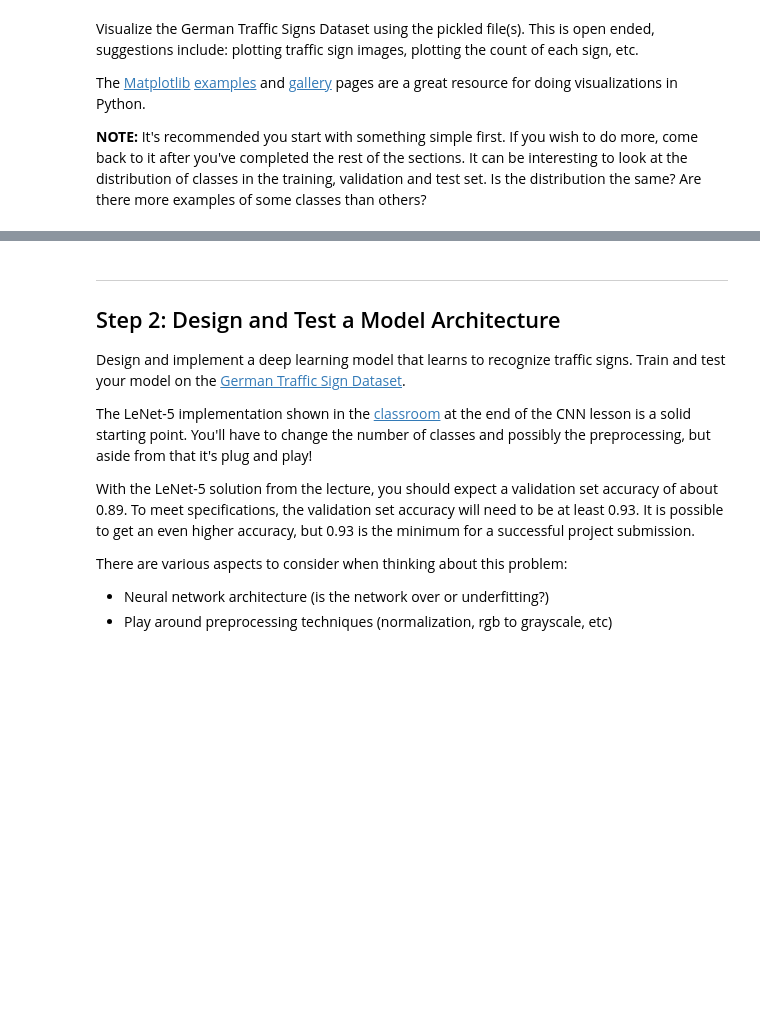
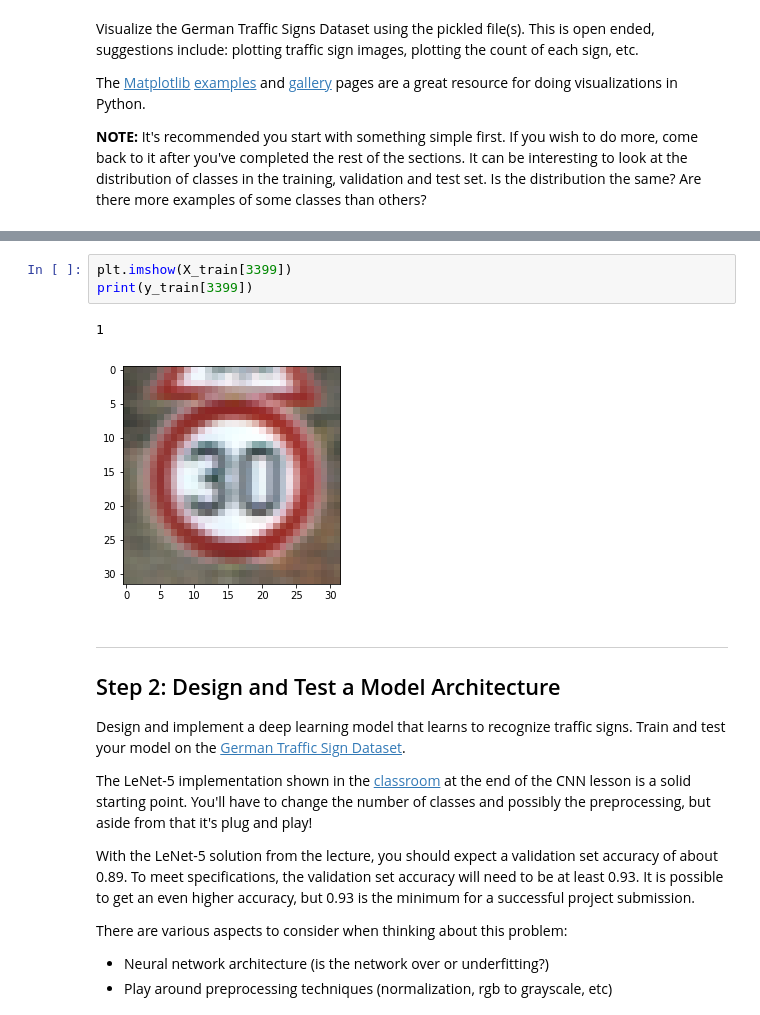
Before and after one commit to haowu74/traffic-sign-classifier, a Jupyter notebook: Traffic_Sign_Classifier.ipynb, the cells around one changed output, grey strips where cells are left out. Cells and saved outputs as stored; diff of their text form; blank space fills up the shorter version.

```diff
--- a/Traffic_Sign_Classifier.ipynb
+++ b/Traffic_Sign_Classifier.ipynb
@@ -102,3 +127,9 @@ import matplotlib.pyplot as plt
+# %%
+plt.imshow(X_train[3399])
+print(y_train[3399])
+# %% [output]
+1
+[figure, added]
 # %% [markdown]
 ----
 
```
Also changed, not shown: parts of 7 cells of this notebook, 5 other files.
